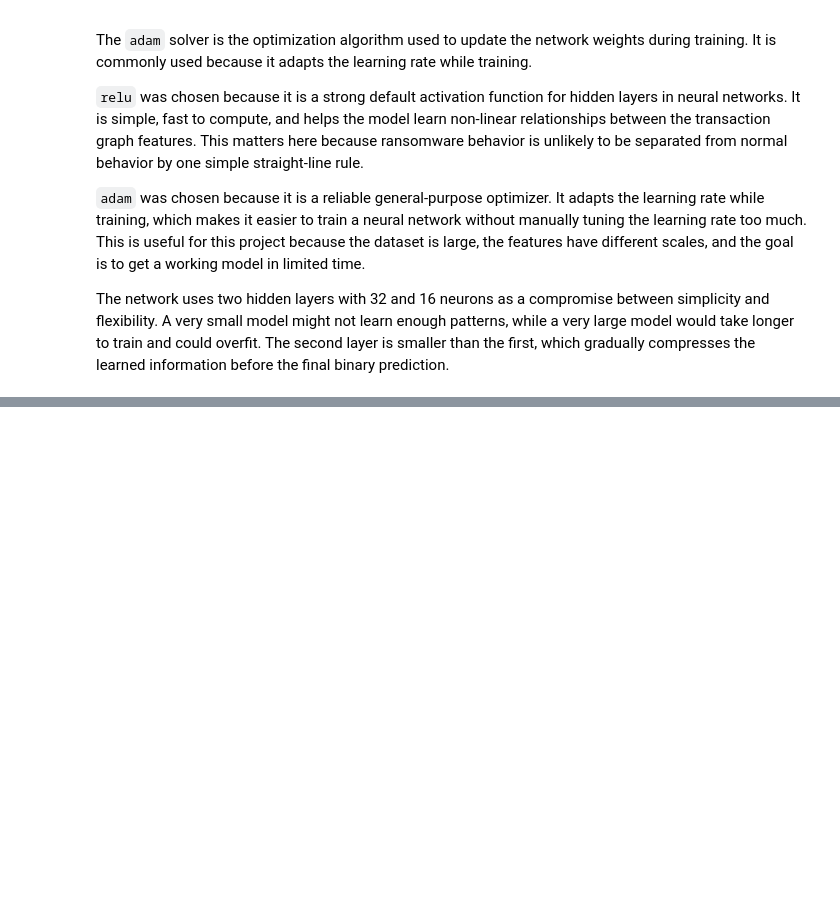
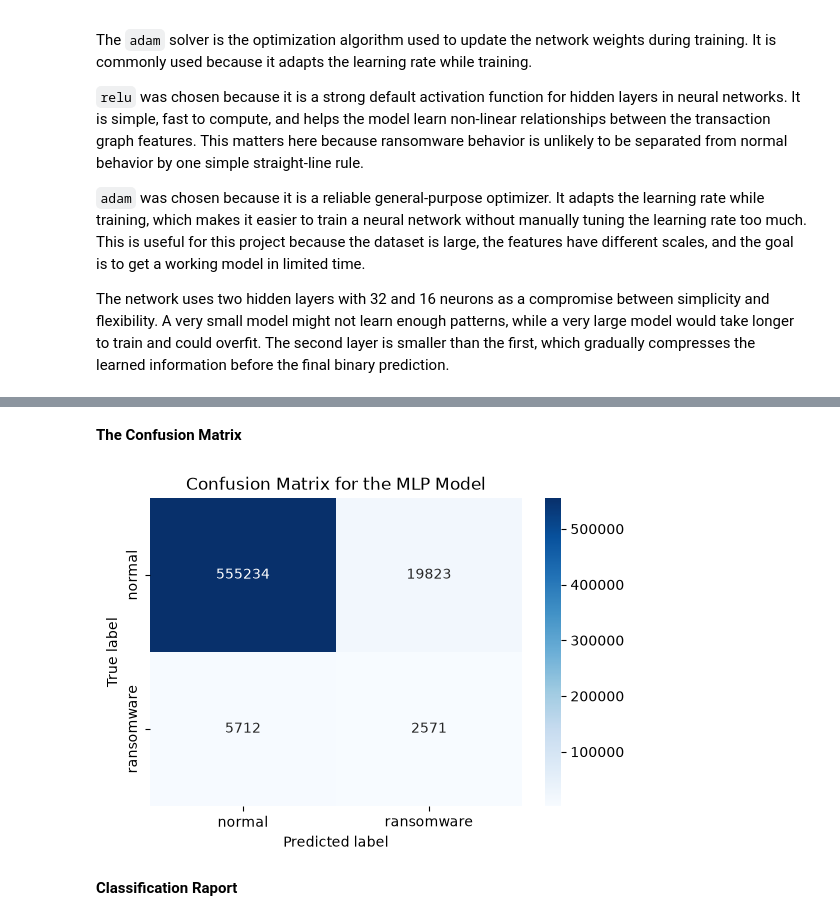
Before and after one commit to VictorVulturescu/bitcoin-forensics, a Jupyter notebook: notebooks/bitcoin_forensics.ipynb, the cells around one changed output, grey strips where cells are left out. Saved outputs shown, nothing was run; the diff lists cells and outputs as text; code cells hidden in the pictures; blank space fills up the shorter version.

```diff
--- a/notebooks/bitcoin_forensics.ipynb
+++ b/notebooks/bitcoin_forensics.ipynb
@@ -422,7 +423,7 @@ mlp_model = MLPClassifier(
     hidden_layer_sizes=(32, 16), # 2 hidden layers, one with 32 neurons one with 16
     activation="relu", # activation function
     solver="adam",
-    max_iter=30,
+    max_iter=15,
     random_state=42,
     early_stopping=False,
     verbose=True
@@ -470,0 +545,24 @@ Iteration 6, loss = 0.23921839
+# %% [markdown]
+**The Confusion Matrix**
+# %%
+# Confusion matrix shows exactly how many predictions were correct or incorrect.
+cm = confusion_matrix(y_test, mlp_predictions, labels=[0, 1])
+
+plt.figure(figsize=(6, 4))
+sns.heatmap(
+    cm,
+    annot=True,
+    fmt="d",
+    cmap="Blues",
+    xticklabels=["normal", "ransomware"],
+    yticklabels=["normal", "ransomware"],
+)
+
+plt.xlabel("Predicted label")
+plt.ylabel("True label")
+plt.title("Confusion Matrix for the MLP Model")
+plt.show()
+# %% [output]
+[figure, added]
+# %% [markdown]
+**Classification Raport**
```
Also changed, not shown: parts of 8 cells of this notebook.
